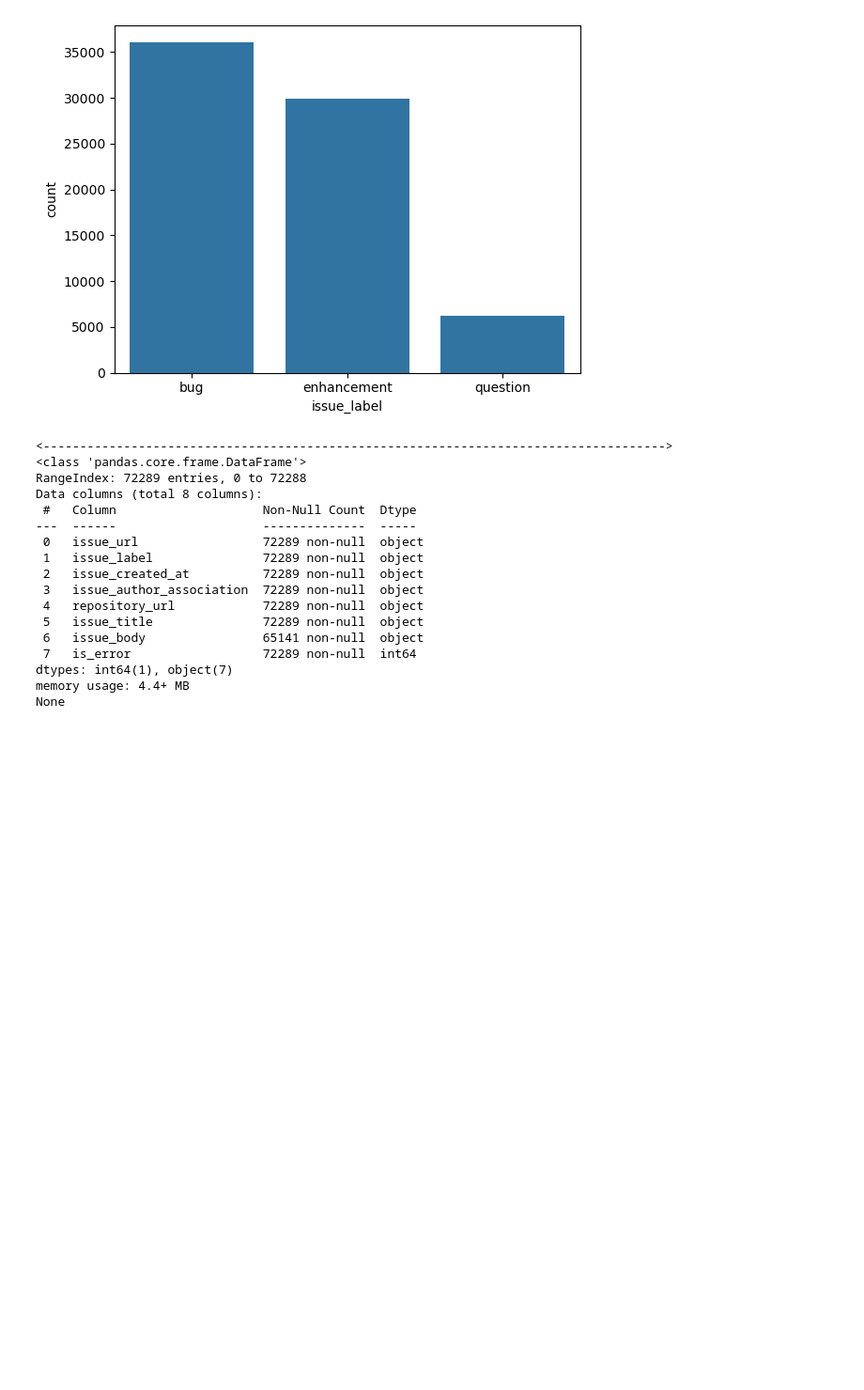
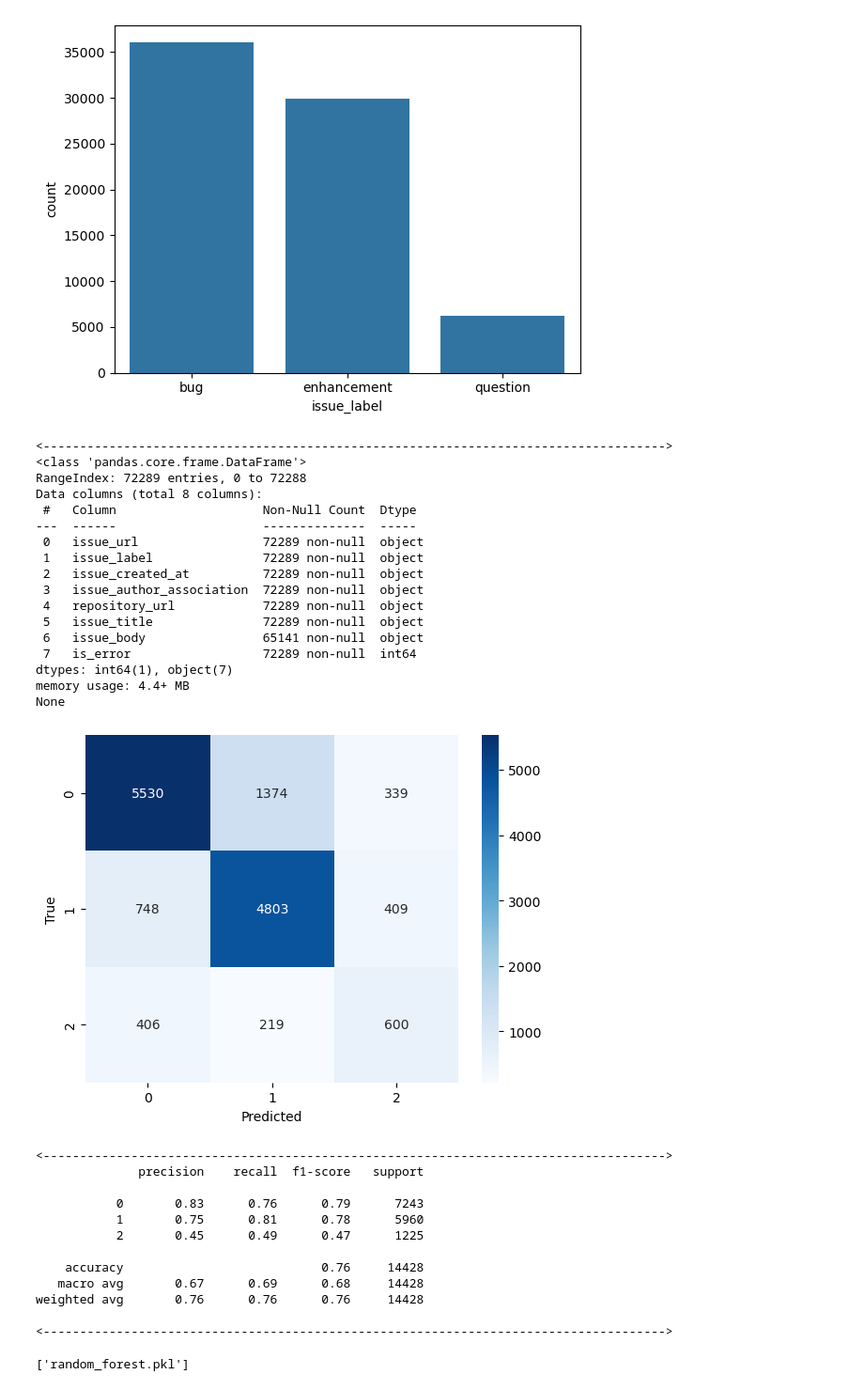
Before and after one commit to Tayebwa-ian/ML-Issue-Ticket-Categorization, a Jupyter notebook: model/random_forest.ipynb, the cells around one changed output. Shown: that part at 94% size. Saved outputs shown, nothing was run; the diff lists cells and outputs as text; code cells hidden in the pictures; blank space fills up the shorter version.

```diff
--- a/model/random_forest.ipynb
+++ b/model/random_forest.ipynb
@@ -161,7 +161,7 @@ def model_trainer(X_train, y_train):
     Return: the trained model instance
     """
     param_dist = {
-        "n_estimators": randint(20, 50),  # RandomizedSearchCV explores within this range
+        "n_estimators": randint(80, 100),  # RandomizedSearchCV explores within this range
         "max_depth": [10, 20, 50, None],
         "min_samples_split": [2, 5, 10],
         "min_samples_leaf": [1, 2, 5],
@@ -171,9 +171,9 @@ def model_trainer(X_train, y_train):
     random_search = RandomizedSearchCV(
         RandomForestClassifier(random_state=42),
         param_distributions=param_dist,
-        n_iter=10,  # Adjust this to control time vs. search breadth
+        n_iter=20,  # Adjust this to control time vs. search breadth
         scoring='f1_macro',  # Use F1-macro to address class imbalance
-        cv=2,  # 3-fold cross-validation
+        cv=3,  # 3-fold cross-validation
         random_state=42,
         n_jobs=-1  # Utilize all CPU cores
     )
@@ -205,36 +205,45 @@ def visualisation(y_pred, y_test):
     Arg:
         y_pred: predicted values
     """
     cm = confusion_matrix(y_test, y_pred)
     sns.heatmap(cm, annot=True, fmt='d', cmap='Blues')
     plt.xlabel('Predicted')
     plt.ylabel('True')
     plt.show()
 
 
 data = data_cleaner('dataset/sample1.csv')
 model_inputs = data.drop(columns=['issue_label'])
 labels = data['issue_label'].to_frame()
 #encode labels
 encoder = LabelEncoder()
 y = encoder.fit_transform(labels)
 
 X = data_preprocessor(model_inputs)
 X_train, X_test, y_train, y_test = data_splitter(X, y)
 
 model = model_trainer(X_train, y_train)
 evaluation_data = model_evaluater(X_test, y_test, model)
 y_pred = evaluation_data['y_pred']
 visualisation(y_pred, y_test)
 print('<------------------------------------------------------------------------------------->')
 print(evaluation_data['report'])
 print('<------------------------------------------------------------------------------------->')
 
 # Store the model in a file
 joblib.dump(model, 'random_forest.pkl')
-
-# Evaluate Feature Importance
-feature_importance = model.feature_importances_
-plt.barh(range(len(feature_importance)), feature_importance)
-plt.title("Feature Importance")
-plt.show()
+# %% [output]
+[figure, added]
+<------------------------------------------------------------------------------------->
+              precision    recall  f1-score   support
+
+           0       0.83      0.76      0.79      7243
+           1       0.75      0.81      0.78      5960
+           2       0.45      0.49      0.47      1225
+
+    accuracy                           0.76     14428
+   macro avg       0.67      0.69      0.68     14428
+weighted avg       0.76      0.76      0.76     14428
+
+<------------------------------------------------------------------------------------->
+['random_forest.pkl']
```
Also changed, not shown: 9 other files.
